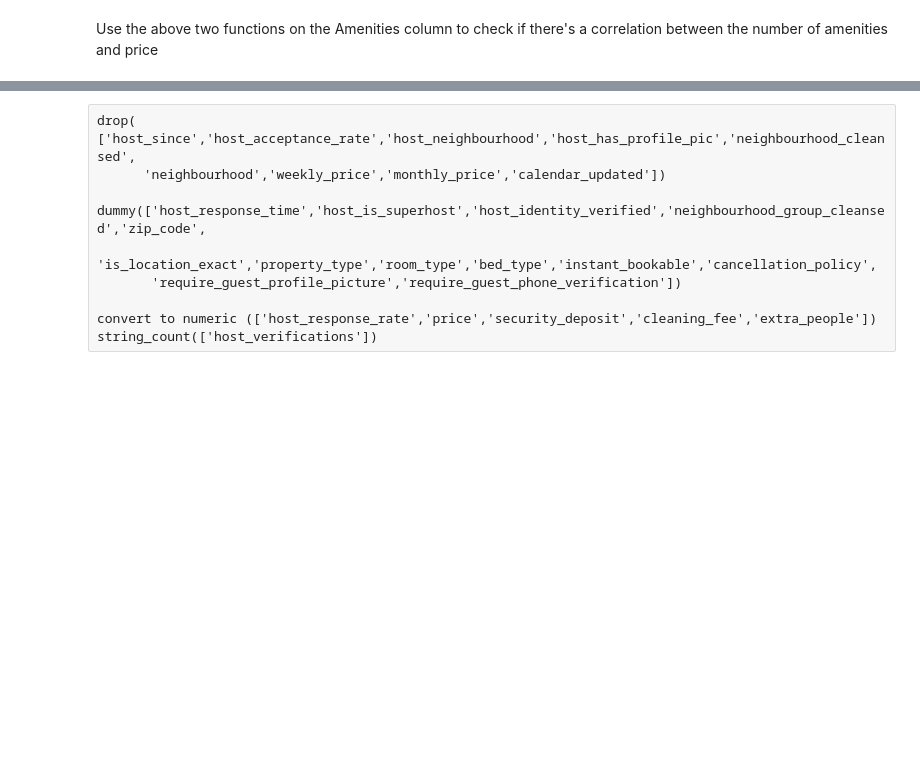
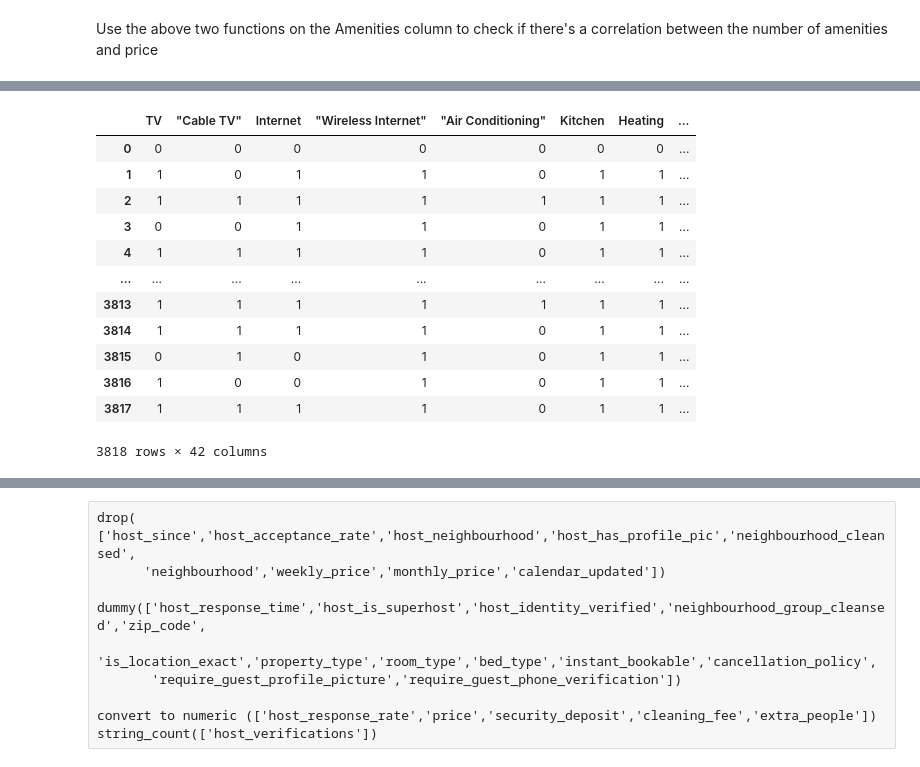
Before and after one commit to Ajax243/Airbnb_Seattle, a Jupyter notebook: listings_notebook.ipynb, the cells around one changed output, grey strips where cells are left out. Cells and saved outputs as stored; diff of their text form; code cells hidden in the pictures; blank space fills up the shorter version.

```diff
--- a/listings_notebook.ipynb
+++ b/listings_notebook.ipynb
@@ -242,19 +210,0 @@ str(df2['amenities'][0]).strip('{}').split(',')
-# %%
-def untangle(df):
-    for j in range(len(df)):
-        for i in str(df['amenities'][j]).strip('{}').split(','):
-            if i not in df.columns:
-                df[i][j]=1
-            else:
-                df[i][j]=0
-    return df
-
-
-def labeler(x):
-        if x==0:
-            return 1
-        else:
-            return 0
-
-df_amenities= untangle(df2).applymap(labeler)
-df_amenities=df_amenities.drop(['amenities'],axis=1)
@@ -265,0 +241,16 @@ See the caveats in the documentation: https://pandas.pydata.org/pandas-docs/stab
+# %%
+def untangle(df):
+    for j in range(len(df)):
+        for i in str(df['amenities'][j]).strip('{}').split(','):
+            if i not in df.columns:
+                df[i]=1
+            else:
+                df[i][j]=0
+    return df
+
+
+def labeler(x):
+        if x==0:
+            return 1
+        else:
+            return 0
@@ -266,3 +274,19 @@ See the caveats in the documentation: https://pandas.pydata.org/pandas-docs/stab
+# %%
+df_amenities
+# %% [output]
+|  | TV | "Cable TV" | Internet | "Wireless Internet" | "Air Conditioning" | Kitchen | Heating | ... |
+| 0 | 0 | 0 | 0 | 0 | 0 | 0 | 0 | ... |
+| 1 | 1 | 0 | 1 | 1 | 0 | 1 | 1 | ... |
+| 2 | 1 | 1 | 1 | 1 | 1 | 1 | 1 | ... |
+| 3 | 0 | 0 | 1 | 1 | 0 | 1 | 1 | ... |
+| 4 | 1 | 1 | 1 | 1 | 0 | 1 | 1 | ... |
+| ... | ... | ... | ... | ... | ... | ... | ... | ... |
+| 3813 | 1 | 1 | 1 | 1 | 1 | 1 | 1 | ... |
+| 3814 | 1 | 1 | 1 | 1 | 0 | 1 | 1 | ... |
+| 3815 | 0 | 1 | 0 | 1 | 0 | 1 | 1 | ... |
+| 3816 | 1 | 0 | 0 | 1 | 0 | 1 | 1 | ... |
+| 3817 | 1 | 1 | 1 | 1 | 0 | 1 | 1 | ... |
+3818 rows × 42 columns
 # %%
 df_amenities.mean()
 # %% [output]
```
Also changed, not shown: parts of 63 cells of this notebook.
